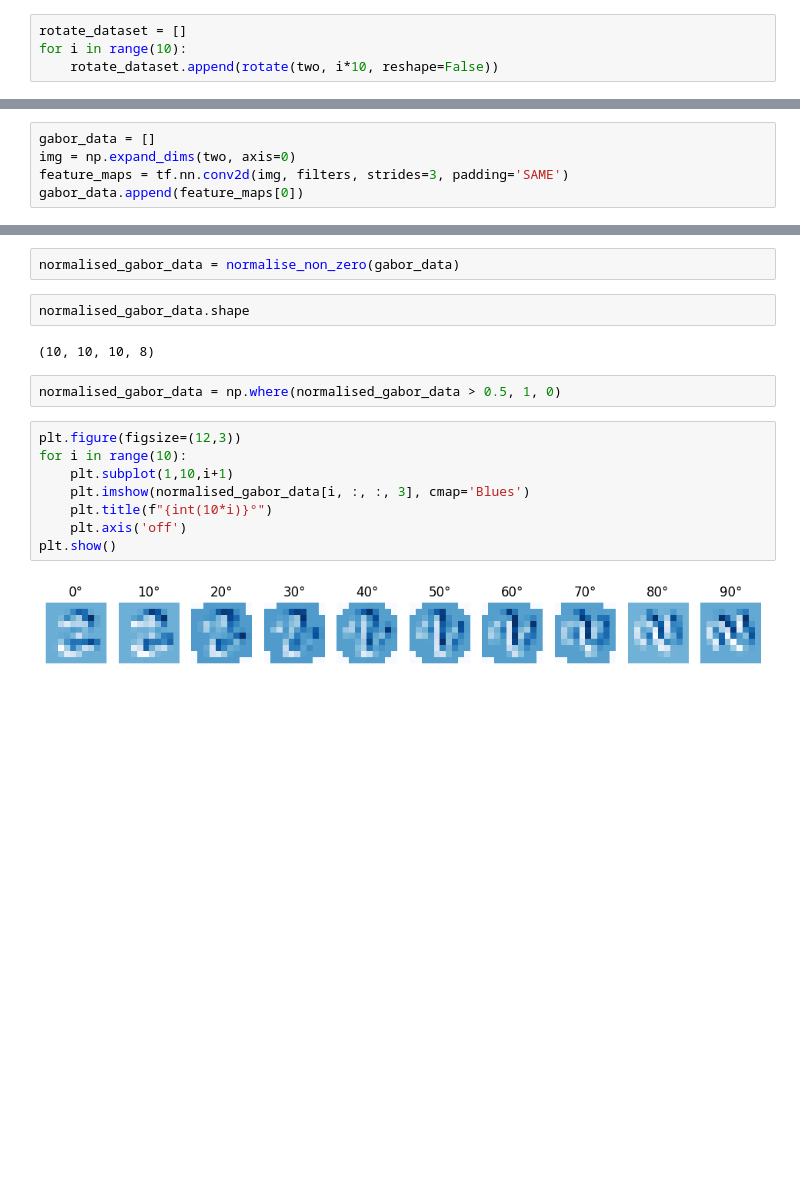
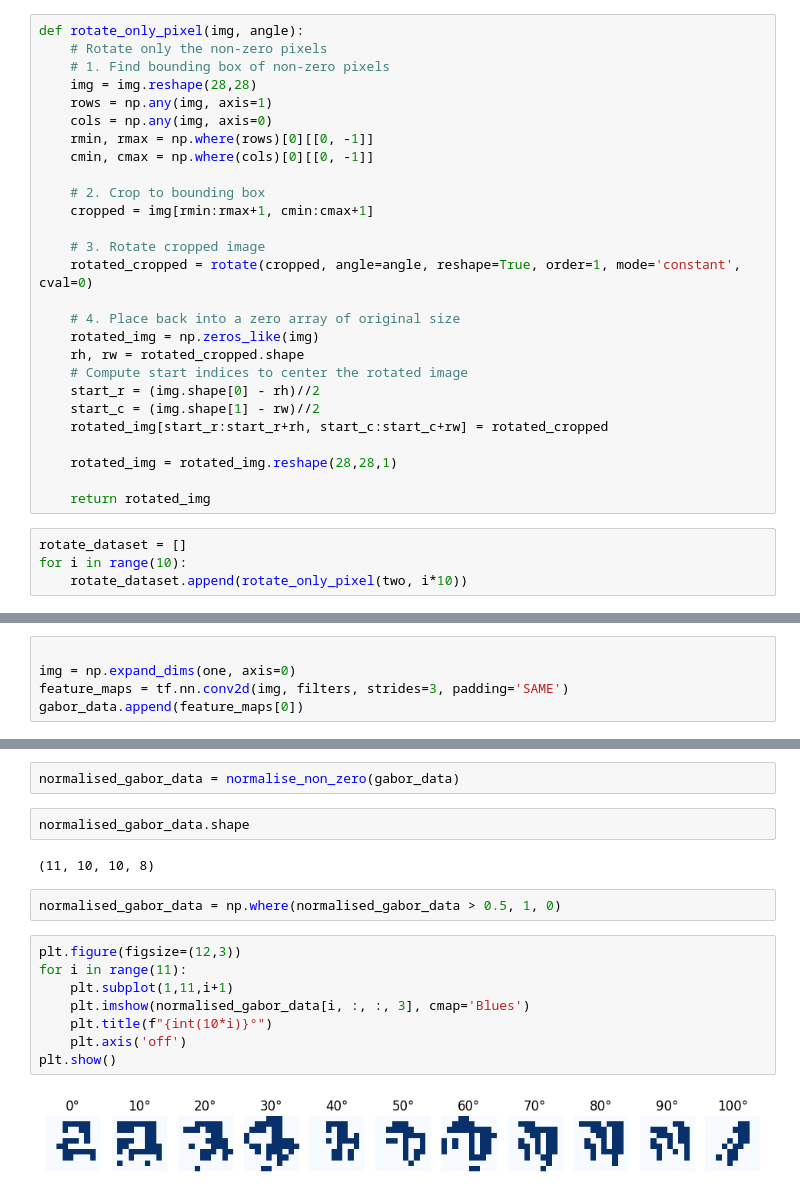
Before and after one commit to hhsherlock/Spiking_NN, a Jupyter notebook: datasets/gabor_binary/gabor_rotate.ipynb, the cells around one changed output, grey strips where cells are left out. Saved outputs shown, nothing was run; the diff lists cells and outputs as text; blank space fills up the shorter version.

Commit message:
added binary gabor

```diff
--- a/datasets/gabor_binary/gabor_rotate.ipynb
+++ b/datasets/gabor_binary/gabor_rotate.ipynb
@@ -44,7 +44,34 @@ plt.imshow(one, cmap='Blues')
+# %%
+def rotate_only_pixel(img, angle):
+    # Rotate only the non-zero pixels
+    # 1. Find bounding box of non-zero pixels
+    img = img.reshape(28,28)
+    rows = np.any(img, axis=1)
+    cols = np.any(img, axis=0)
+    rmin, rmax = np.where(rows)[0][[0, -1]]
+    cmin, cmax = np.where(cols)[0][[0, -1]]
+
+    # 2. Crop to bounding box
+    cropped = img[rmin:rmax+1, cmin:cmax+1]
+
+    # 3. Rotate cropped image
+    rotated_cropped = rotate(cropped, angle=angle, reshape=True, order=1, mode='constant', cval=0)
+
+    # 4. Place back into a zero array of original size
+    rotated_img = np.zeros_like(img)
+    rh, rw = rotated_cropped.shape
+    # Compute start indices to center the rotated image
+    start_r = (img.shape[0] - rh)//2
+    start_c = (img.shape[1] - rw)//2
+    rotated_img[start_r:start_r+rh, start_c:start_c+rw] = rotated_cropped
+
+    rotated_img = rotated_img.reshape(28,28,1)
+
+    return rotated_img
 # %%
 rotate_dataset = []
 for i in range(10):
-    rotate_dataset.append(rotate(two, i*10, reshape=False))
+    rotate_dataset.append(rotate_only_pixel(two, i*10))
 # %%
 rotate_dataset = np.array(rotate_dataset)
 # %%
@@ -123,6 +154,6 @@ for pic in rotate_dataset:
 # %%
-gabor_data = []
-img = np.expand_dims(two, axis=0)
+
+img = np.expand_dims(one, axis=0)
 feature_maps = tf.nn.conv2d(img, filters, strides=3, padding='SAME')
 gabor_data.append(feature_maps[0])
 # %%
@@ -136,17 +167,17 @@ normalised_gabor_data = normalise_non_zero(gabor_data)
 # %%
 normalised_gabor_data.shape
 # %% [output]
-(10, 10, 10, 8)
+(11, 10, 10, 8)
 # %%
 normalised_gabor_data = np.where(normalised_gabor_data > 0.5, 1, 0)
 # %%
 plt.figure(figsize=(12,3))
-for i in range(10):
-    plt.subplot(1,10,i+1)
+for i in range(11):
+    plt.subplot(1,11,i+1)
     plt.imshow(normalised_gabor_data[i, :, :, 3], cmap='Blues')
     plt.title(f"{int(10*i)}°")
     plt.axis('off')
 plt.show()
 # %% [output]
-[figure, old version]
+[figure, new version]
 # %%
```
Also changed, not shown: parts of 11 cells of this notebook, 1 other file.
